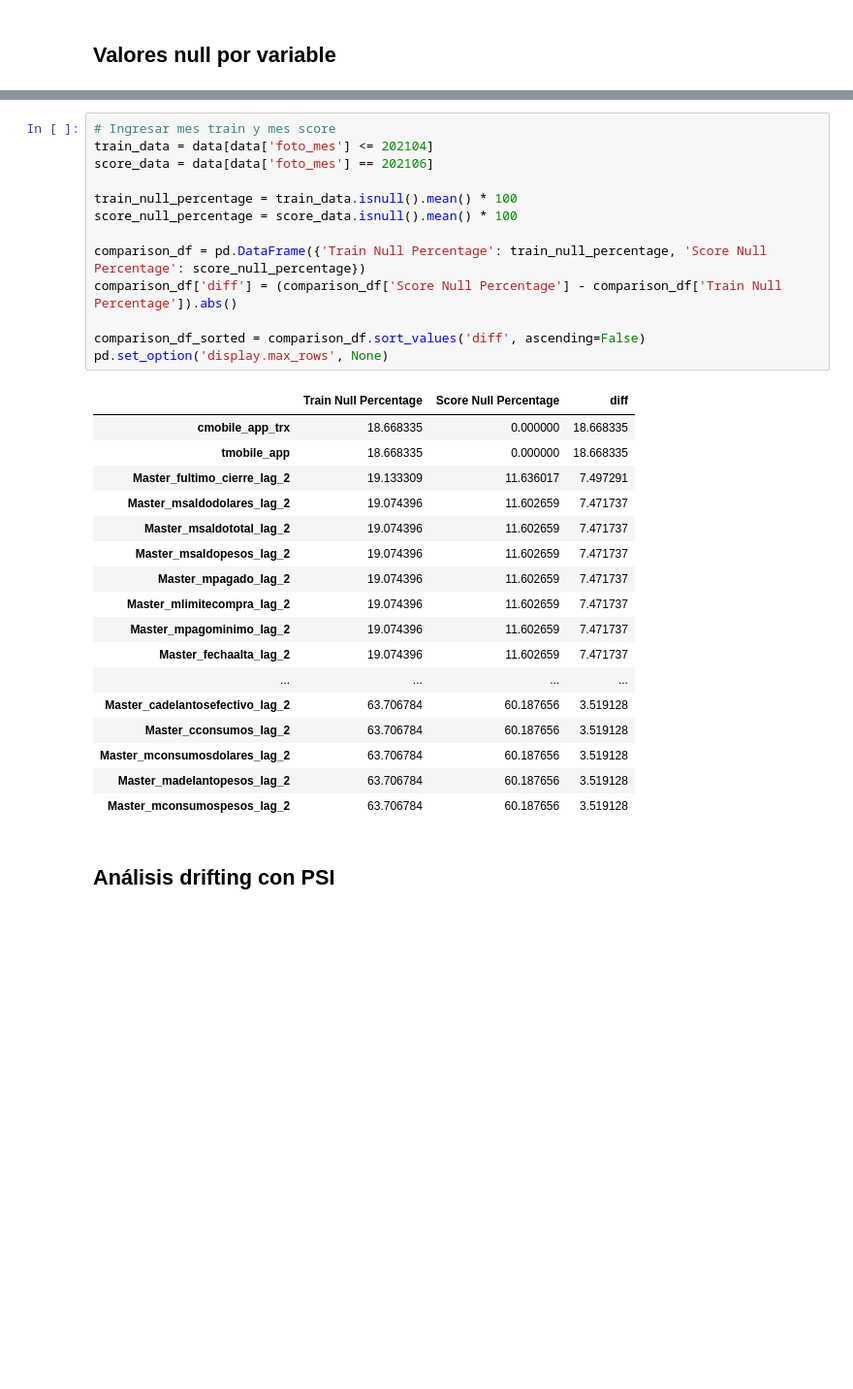
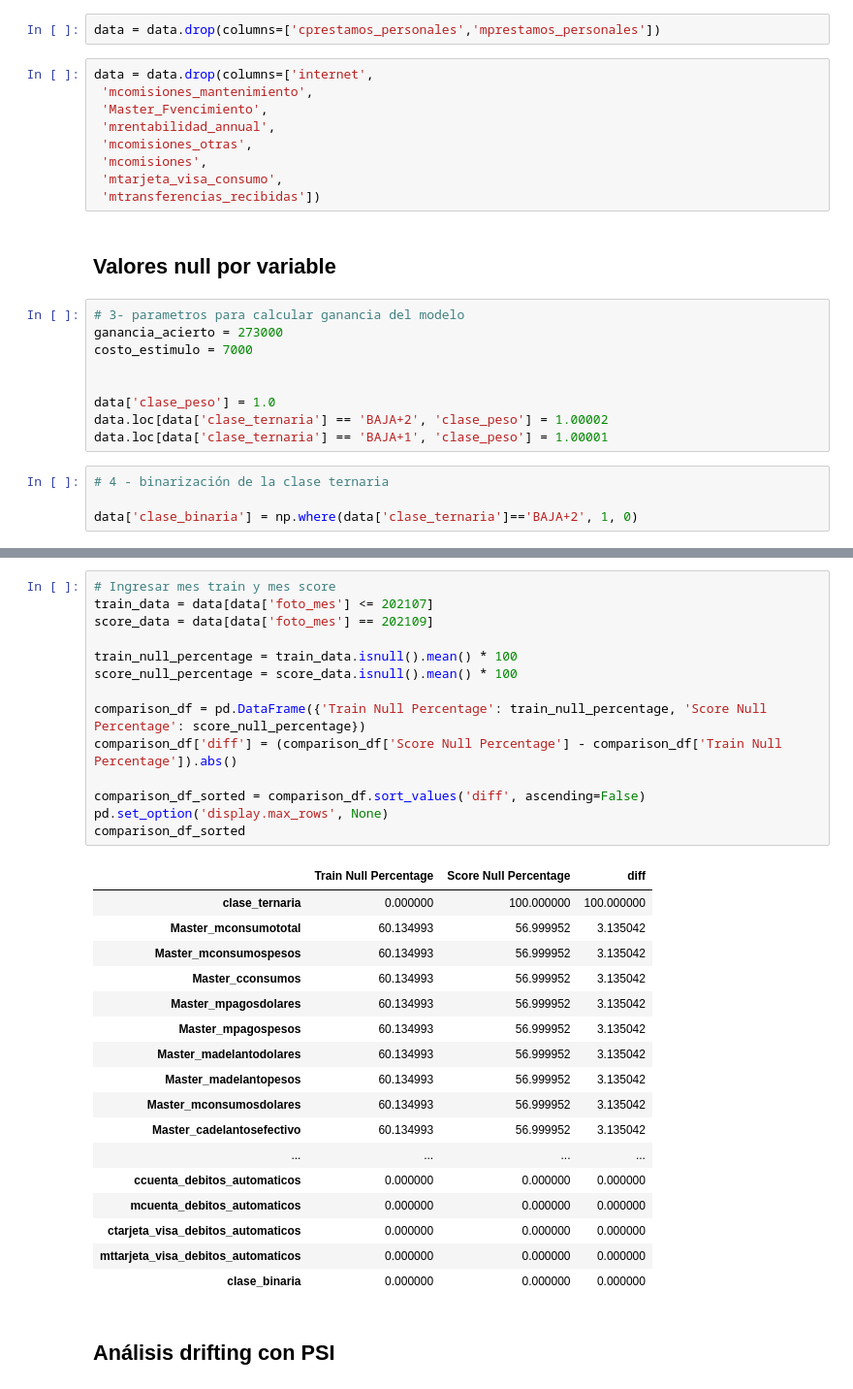
Before and after one commit to N-Alba-DS/dmeyf2024, a Jupyter notebook: Modelos/main_scripts/competencia_3/modelo_3_data_quality.ipynb, the cells around one changed output, grey strips where cells are left out. Shown at 97% size. Drawn from its saved outputs; the diff is of its cells as text; blank space fills up the shorter version.

```diff
--- a/Modelos/main_scripts/competencia_3/modelo_3_data_quality.ipynb
+++ b/Modelos/main_scripts/competencia_3/modelo_3_data_quality.ipynb
@@ -26,2 +40,26 @@ data = pd.read_parquet(dataset_clase_ternaria_l)
+# %%
+data = data.drop(columns=['cprestamos_personales','mprestamos_personales'])
+# %%
+data = data.drop(columns=['internet',
+ 'mcomisiones_mantenimiento',
+ 'Master_Fvencimiento',
+ 'mrentabilidad_annual',
+ 'mcomisiones_otras',
+ 'mcomisiones',
+ 'mtarjeta_visa_consumo',
+ 'mtransferencias_recibidas'])
 # %% [markdown]
 ## Valores null por variable
+# %%
+# 3- parametros para calcular ganancia del modelo
+ganancia_acierto = 273000
+costo_estimulo = 7000
+
+
+data['clase_peso'] = 1.0
+data.loc[data['clase_ternaria'] == 'BAJA+2', 'clase_peso'] = 1.00002
+data.loc[data['clase_ternaria'] == 'BAJA+1', 'clase_peso'] = 1.00001
+# %%
+# 4 - binarización de la clase ternaria
+
+data['clase_binaria'] = np.where(data['clase_ternaria']=='BAJA+2', 1, 0)
@@ -28,34 +79,35 @@ data = pd.read_parquet(dataset_clase_ternaria_l)
 # %%
 # Ingresar mes train y mes score
-train_data = data[data['foto_mes'] <= 202104]
-score_data = data[data['foto_mes'] == 202106]
+train_data = data[data['foto_mes'] <= 202107]
+score_data = data[data['foto_mes'] == 202109]
 
 train_null_percentage = train_data.isnull().mean() * 100
 score_null_percentage = score_data.isnull().mean() * 100
 
 comparison_df = pd.DataFrame({'Train Null Percentage': train_null_percentage, 'Score Null Percentage': score_null_percentage})
 comparison_df['diff'] = (comparison_df['Score Null Percentage'] - comparison_df['Train Null Percentage']).abs()
 
 comparison_df_sorted = comparison_df.sort_values('diff', ascending=False)
 pd.set_option('display.max_rows', None)
+comparison_df_sorted
 # %% [output]
 |  | Train Null Percentage | Score Null Percentage | diff |
-| cmobile_app_trx | 18.668335 | 0.000000 | 18.668335 |
-| tmobile_app | 18.668335 | 0.000000 | 18.668335 |
-| Master_fultimo_cierre_lag_2 | 19.133309 | 11.636017 | 7.497291 |
-| Master_msaldodolares_lag_2 | 19.074396 | 11.602659 | 7.471737 |
-| Master_msaldototal_lag_2 | 19.074396 | 11.602659 | 7.471737 |
-| Master_msaldopesos_lag_2 | 19.074396 | 11.602659 | 7.471737 |
-| Master_mpagado_lag_2 | 19.074396 | 11.602659 | 7.471737 |
-| Master_mlimitecompra_lag_2 | 19.074396 | 11.602659 | 7.471737 |
-| Master_mpagominimo_lag_2 | 19.074396 | 11.602659 | 7.471737 |
-| Master_fechaalta_lag_2 | 19.074396 | 11.602659 | 7.471737 |
+| clase_ternaria | 0.000000 | 100.000000 | 100.000000 |
+| Master_mconsumototal | 60.134993 | 56.999952 | 3.135042 |
+| Master_mconsumospesos | 60.134993 | 56.999952 | 3.135042 |
+| Master_cconsumos | 60.134993 | 56.999952 | 3.135042 |
+| Master_mpagosdolares | 60.134993 | 56.999952 | 3.135042 |
+| Master_mpagospesos | 60.134993 | 56.999952 | 3.135042 |
+| Master_madelantodolares | 60.134993 | 56.999952 | 3.135042 |
+| Master_madelantopesos | 60.134993 | 56.999952 | 3.135042 |
+| Master_mconsumosdolares | 60.134993 | 56.999952 | 3.135042 |
+| Master_cadelantosefectivo | 60.134993 | 56.999952 | 3.135042 |
 | ... | ... | ... | ... |
-| Master_cadelantosefectivo_lag_2 | 63.706784 | 60.187656 | 3.519128 |
-| Master_cconsumos_lag_2 | 63.706784 | 60.187656 | 3.519128 |
-| Master_mconsumosdolares_lag_2 | 63.706784 | 60.187656 | 3.519128 |
-| Master_madelantopesos_lag_2 | 63.706784 | 60.187656 | 3.519128 |
-| Master_mconsumospesos_lag_2 | 63.706784 | 60.187656 | 3.519128 |
+| ccuenta_debitos_automaticos | 0.000000 | 0.000000 | 0.000000 |
+| mcuenta_debitos_automaticos | 0.000000 | 0.000000 | 0.000000 |
+| ctarjeta_visa_debitos_automaticos | 0.000000 | 0.000000 | 0.000000 |
+| mttarjeta_visa_debitos_automaticos | 0.000000 | 0.000000 | 0.000000 |
+| clase_binaria | 0.000000 | 0.000000 | 0.000000 |
 # %% [markdown]
 ## Análisis drifting con PSI
 # %%
```
Also changed, not shown: parts of 15 cells of this notebook, 4 other files.
